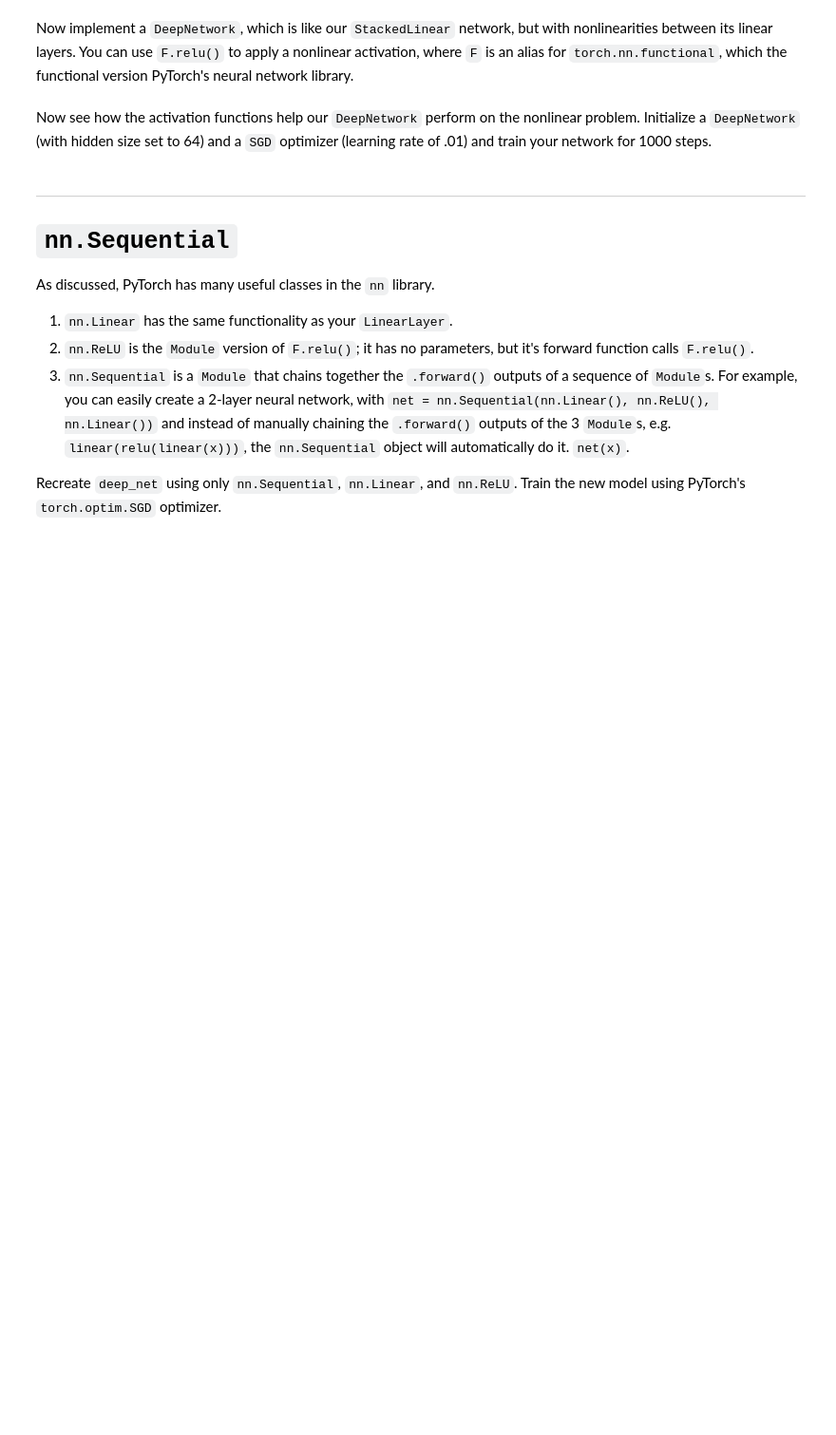
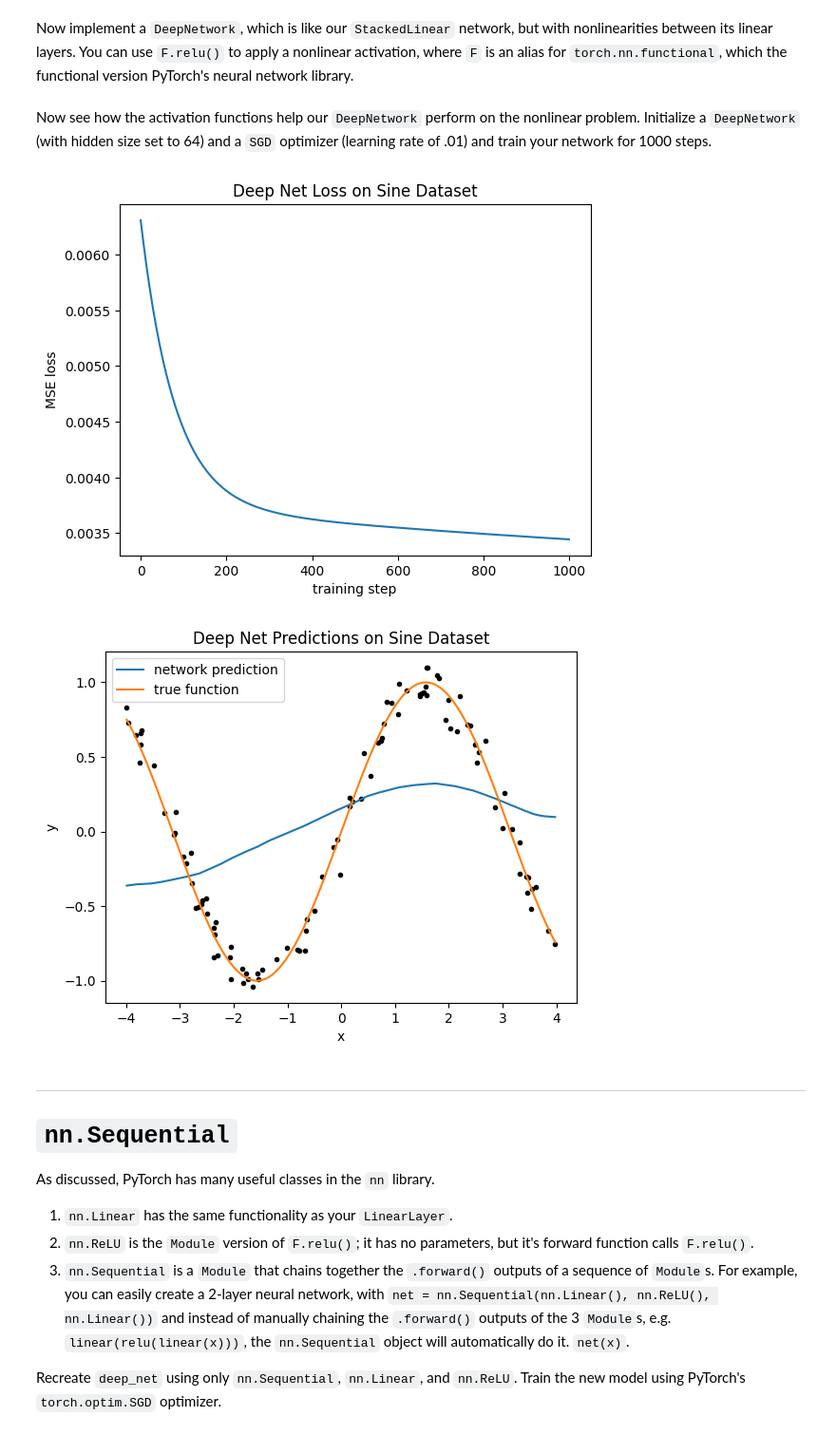
Before and after one commit to nriceusa/byu-cs474, a Jupyter notebook: lab2_modules_training.ipynb, the cells around one changed output. Shown at 95% size. Drawn from its saved outputs; the diff is of its cells as text; code cells hidden in the pictures; blank space fills up the shorter version.

```diff
--- a/lab2_modules_training.ipynb
+++ b/lab2_modules_training.ipynb
@@ -603,28 +654,40 @@ You can use `F.relu()` to apply a nonlinear activation, where `F` is an alias fo
 class DeepNetwork(nn.Module): # true deep NN w/ activation functions
     def __init__(self, input_feature_size, output_feature_size, hidden_size):
         # TODO: create a 3 linear layers just like in StackedLinear. Don't forget 'super().__init__()'
-        pass
+        super().__init__()
+
+        self.lin1 = LinearLayer(input_feature_size, hidden_size)
+        self.lin2 = LinearLayer(hidden_size, hidden_size)
+        self.lin3 = LinearLayer(hidden_size, output_feature_size)
 
     def forward(self, x):
         # TODO: pass the input `x` through the network (including the activation functions) and return the network's prediction on the y value.
         # DO NOT apply a relu before the first layer or after the last layer.
-        pass
+
+        layer1 = self.lin1(x)
+        layer2 = self.lin2(F.relu(layer1))
+        return self.lin3(F.relu(layer2))
 # %% [markdown]
 Now see how the activation functions help our `DeepNetwork` perform on the nonlinear problem. Initialize a `DeepNetwork` (with hidden size set to 64) and a `SGD` optimizer (learning rate of .01) and train your network for 1000 steps.
 # %%
 # TODO: Set seed to 0
+torch.manual_seed(0)
 
 # TODO: Initialize a DeepNetwork (set hidden_size to 64) called deep_net
-deep_net = None
+deep_net = DeepNetwork(1, 1, 64)
 
 # TODO: Initialize an SGD optimizer with a learning rate of .01
+sgd_optimizer = SGD(deep_net.parameters(), 0.01)
 
 # TODO: train deep_net for 1000 steps and store training losses as `train_losses`
-train_losses = None
+train_losses = train(deep_net, sgd_optimizer, sine_x, sine_y, 1000)
 
 plot_loss(train_losses, "Deep Net Loss on Sine Dataset")
 
 plot_data(sine_x, sine_y, deep_net, gt_func=torch.sin, title="Deep Net Predictions on Sine Dataset")
+# %% [output]
+[figure, added]
+[figure, added]
 # %% [markdown]
 ---
 # `nn.Sequential`
```
Also changed, not shown: parts of 10 cells of this notebook.
